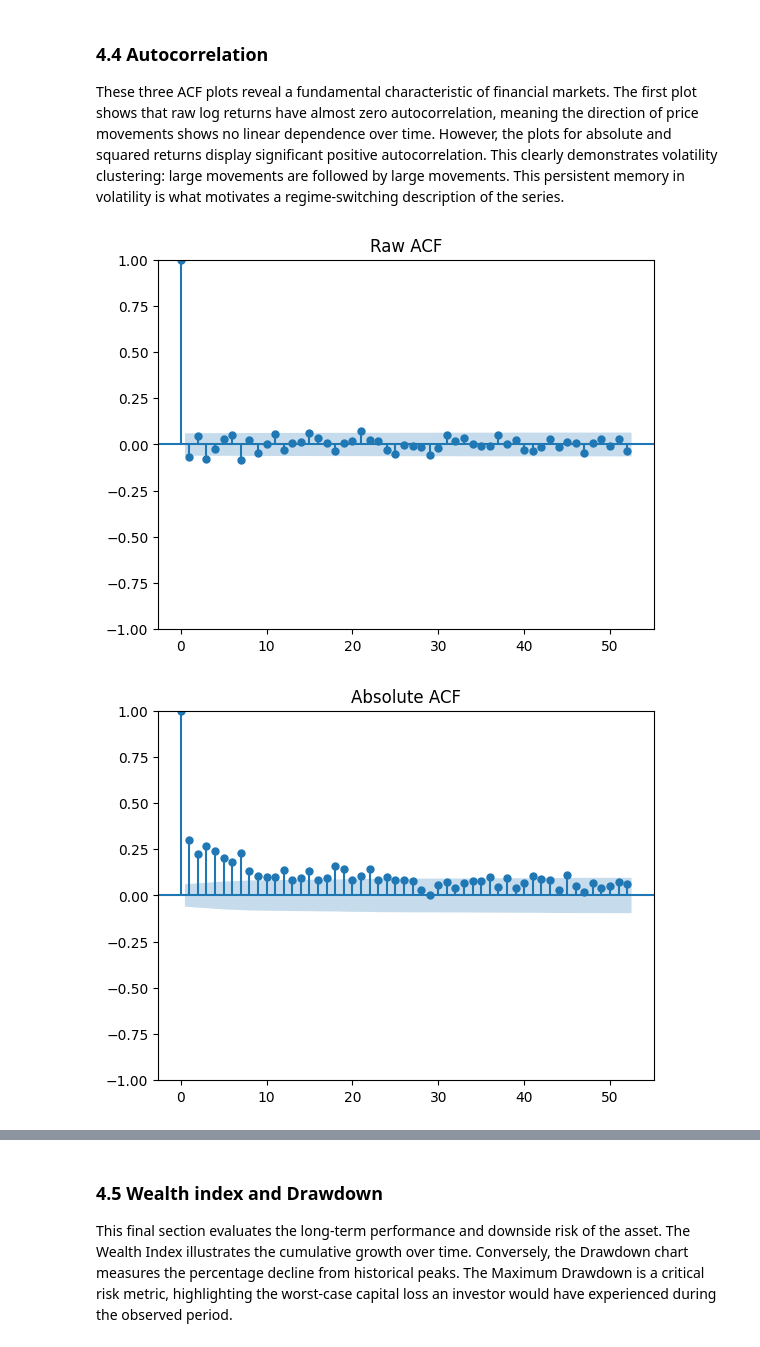
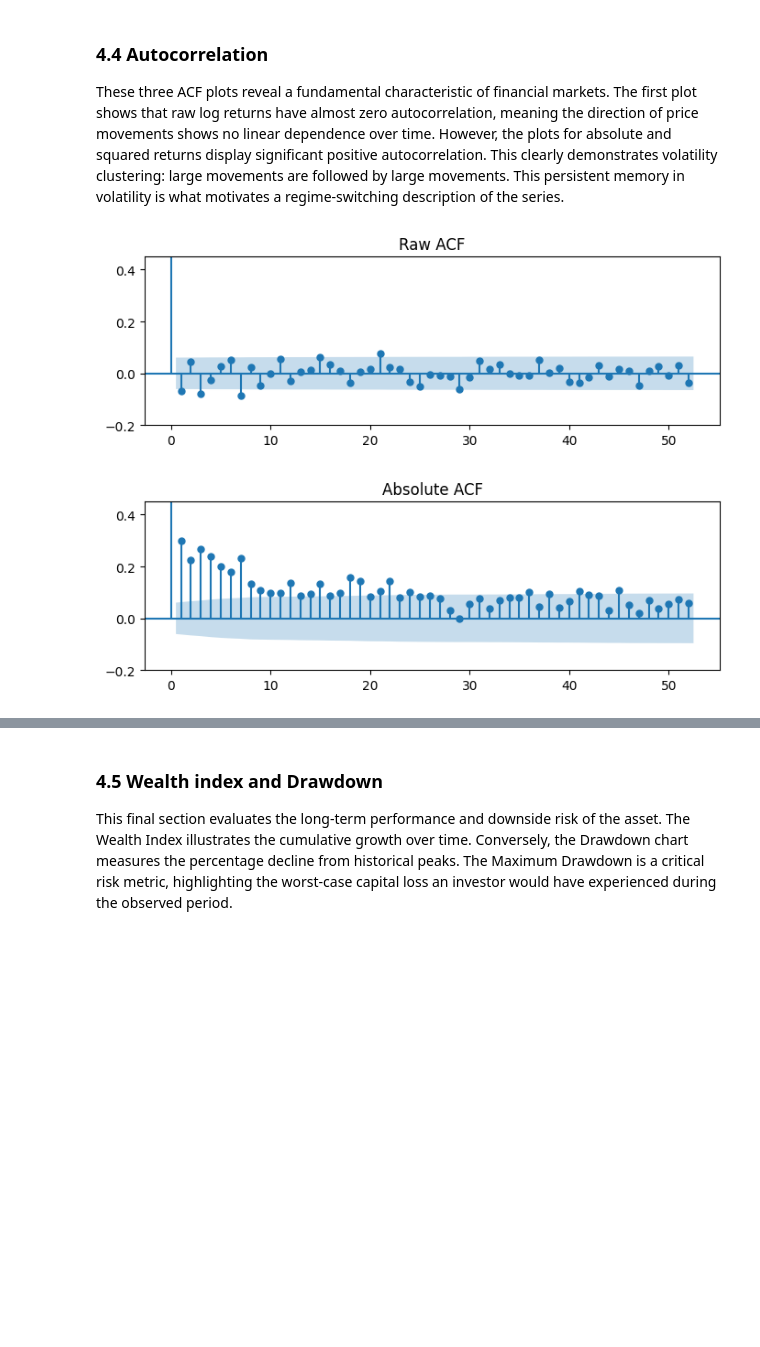
Before and after one commit to Vielash/Regime_Switch, a Jupyter notebook: S1/spy_01.ipynb, the cells around one changed output, grey strips where cells are left out. Cells and saved outputs as stored; diff of their text form; code cells hidden in the pictures; blank space fills up the shorter version.

```diff
--- a/S1/spy_01.ipynb
+++ b/S1/spy_01.ipynb
@@ -180,7 +180,7 @@ log_returns = spy_weekly_data["Log_Return"].dropna()
 mu = log_returns.mean()
 std = log_returns.std()
 
-plt.figure(figsize=(10,6))
+plt.figure(figsize=(9,3.5))
 plt.hist(log_returns, bins=100, density=True, alpha=0.6, color='blue', label='Empirical')
 
 xmin, xmax = plt.xlim()
@@ -195,7 +195,7 @@ plt.ylabel("Density")
 plt.legend()
 plt.show()
 
-fig, ax = plt.subplots(figsize=(6,6))
+fig, ax = plt.subplots(figsize=(5,4.5))
 stats.probplot(log_returns, dist="norm", plot=ax)
 plt.show()
 
@@ -211,21 +211,19 @@ These three ACF plots reveal a fundamental characteristic of financial markets.
 # %%
 #| label: fig-acf
 #| fig-cap: "Autocorrelation of weekly log returns, up to 52 lags."
 #| fig-subcap:
 #|   - "Raw returns."
 #|   - "Absolute returns."
 #|   - "Squared returns."
 #| layout-ncol: 1
-plot_acf(log_returns,lags=52,title="Raw ACF")
-plt.show()
-
-absolute_log_returns = pd.Series.abs(log_returns)
-plot_acf(absolute_log_returns,lags=52,title = "Absolute ACF")
-plt.show()
-
-squared_log_returns = log_returns **2
-plot_acf(squared_log_returns, lags=52, title = "Squared ACF")
-plt.show()
+for series, title in [(log_returns, "Raw ACF"),
+                      (log_returns.abs(), "Absolute ACF"),
+                      (log_returns ** 2, "Squared ACF")]:
+    fig, ax = plt.subplots(figsize=(7, 2.6))
+    plot_acf(series, lags=52, ax=ax, title=title)
+    ax.set_ylim(-0.2, 0.45)
+    plt.tight_layout()
+    plt.show()
 # %% [output]
-[figure, old version]
+[figure, new version]
-[figure, old version]
+[figure, new version]
```
Also changed, not shown: parts of 5 cells of this notebook, 3 other files.
